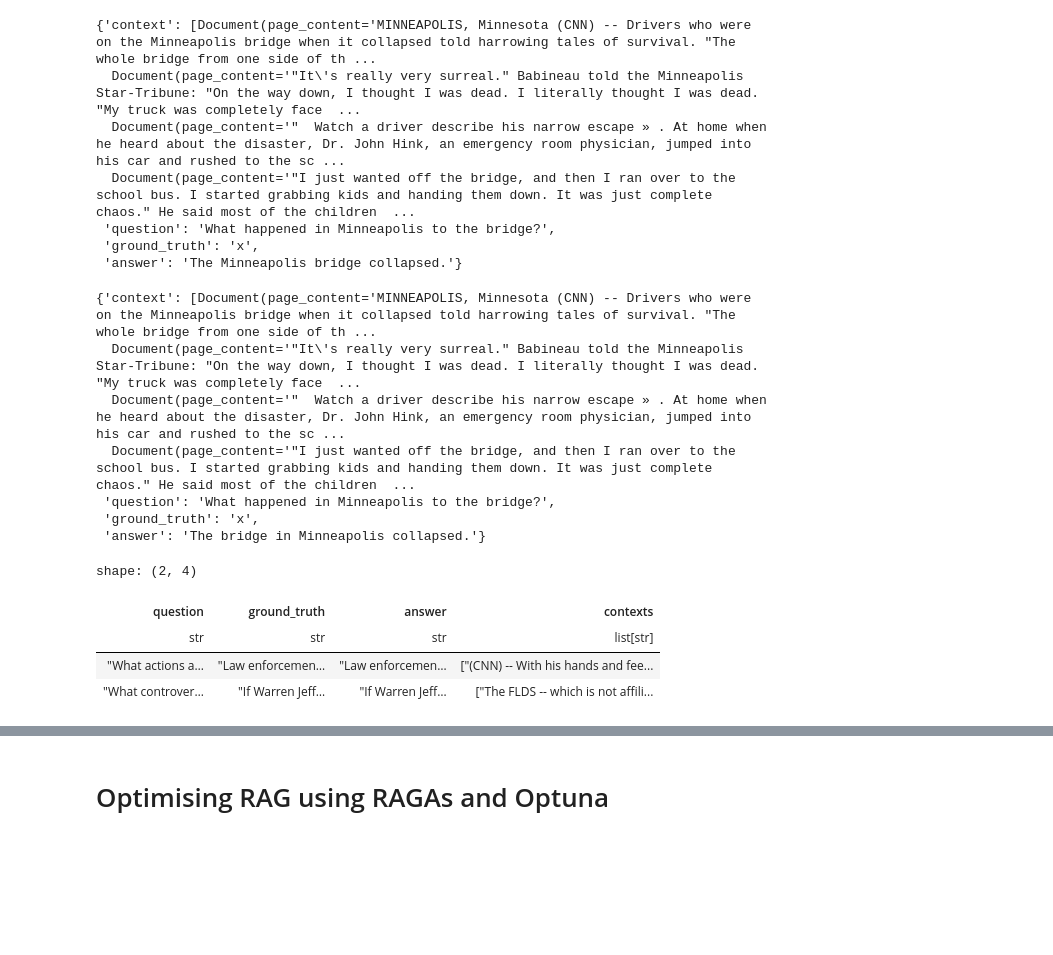
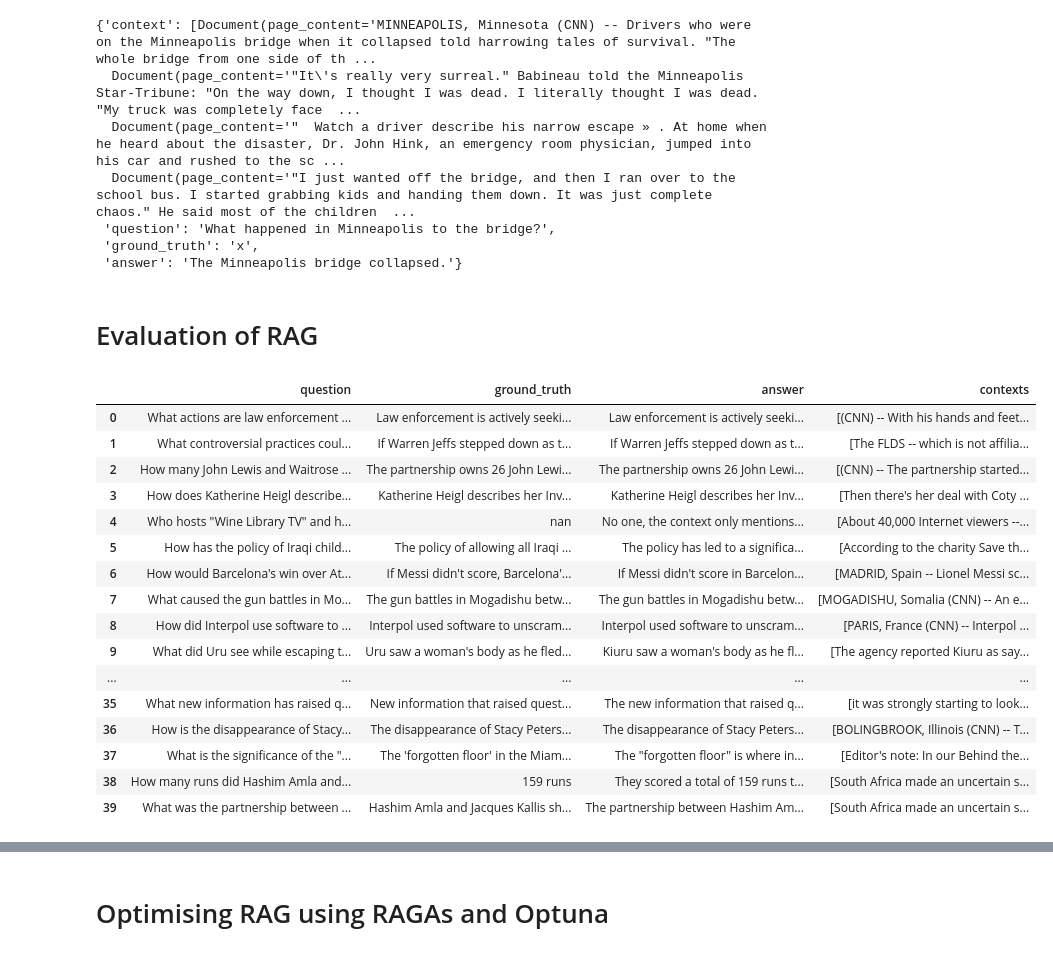
Before and after one commit to gox6/colab-demos, a Jupyter notebook: rags/evaluate-rags-rigorously-or-perish.ipynb, the cells around one changed output, grey strips where cells are left out. Saved outputs shown, nothing was run; the diff lists cells and outputs as text; code cells hidden in the pictures; blank space fills up the shorter version.

```diff
--- a/rags/evaluate-rags-rigorously-or-perish.ipynb
+++ b/rags/evaluate-rags-rigorously-or-perish.ipynb
@@ -281,7 +288,10 @@ chroma_client.list_collections()
 # This development version as for production one would rather implement document level check
 
 
-def get_vectordb_collection(chroma_client, documents, embedding_model="text-embedding-ada-002", chunk_size=None, overlap_size=0):
+def get_vectordb_collection(chroma_client,
+                            documents,
+                            embedding_model="text-embedding-ada-002",
+                            chunk_size=None, overlap_size=0) -> ChromaCollection:
 
     if chunk_size is None:
       collection_name = "full_text"
@@ -319,8 +329,6 @@ def get_vectordb_collection(chroma_client, documents, embedding_model="text-embe
 # %%
 # Defininig a function to get a simple RAG as Langchain chain with given hyperparemeters
 # RAG returns also the context documents retrieved for evaluation purposes in RAGAs
-
-from operator import itemgetter
 
 def get_chain(chroma_client,
               documents,
@@ -329,7 +337,7 @@ def get_chain(chroma_client,
               chunk_size=None,
               overlap_size=0,
               top_k=4,
-              lambda_mult=0.25):
+              lambda_mult=0.25) -> RunnableSequence:
 
     vectordb_collection = get_vectordb_collection(chroma_client=chroma_client,
                                                   documents=documents,
@@ -374,9 +378,9 @@ chroma_client.list_collections()
 # Testing full text rag
 
 with warnings.catch_warnings():
-  full_text_rag = get_chain(chroma_client=chroma_client, documents=news, chunk_size=1000, overlap_size=200)
+  rag_prototype = get_chain(chroma_client=chroma_client, documents=news, chunk_size=1000, overlap_size=200)
 
-full_text_rag.invoke( {'question': 'What happened in Minneapolis to the bridge?', "ground_truth": "x"})
+rag_prototype.invoke( {'question': 'What happened in Minneapolis to the bridge?', "ground_truth": "x"})
 # %% [output]
 {'context': [Document(page_content='MINNEAPOLIS, Minnesota (CNN) -- Drivers who were on the Minneapolis bridge when it collapsed told harrowing tales of survival. "The whole bridge from one side of th ...
   Document(page_content='"It\'s really very surreal." Babineau told the Minneapolis Star-Tribune: "On the way down, I thought I was dead. I literally thought I was dead. "My truck was completely face  ...
@@ -385,20 +389,15 @@ full_text_rag.invoke( {'question': 'What happened in Minneapolis to the bridge?'
  'question': 'What happened in Minneapolis to the bridge?',
  'ground_truth': 'x',
  'answer': 'The Minneapolis bridge collapsed.'}
-# %%
-test
-# %% [output]
-{'context': [Document(page_content='MINNEAPOLIS, Minnesota (CNN) -- Drivers who were on the Minneapolis bridge when it collapsed told harrowing tales of survival. "The whole bridge from one side of th ...
-  Document(page_content='"It\'s really very surreal." Babineau told the Minneapolis Star-Tribune: "On the way down, I thought I was dead. I literally thought I was dead. "My truck was completely face  ...
-  Document(page_content='"  Watch a driver describe his narrow escape » . At home when he heard about the disaster, Dr. John Hink, an emergency room physician, jumped into his car and rushed to the sc ...
-  Document(page_content='"I just wanted off the bridge, and then I ran over to the school bus. I started grabbing kids and handing them down. It was just complete chaos." He said most of the children  ...
- 'question': 'What happened in Minneapolis to the bridge?',
- 'ground_truth': 'x',
- 'answer': 'The bridge in Minneapolis collapsed.'}
+# %% [markdown]
+# Evaluation of RAG
 # %%
-synthetic_evaluation_set_pl = pl.from_pandas(synthetic_evaluation_set_pd).drop("index")
+# We create the helper function to generate the RAG ansers together with Ground Truth based on synthetic evaluation set
+# The dataset for RAGAS evaluation should contain the columns: question, answer, ground_truth, contexts
+# RAGAs expects the data in Huggingface Dataset format
 
-def generate_rag_answers_for_synthetic_questions(chain, synthetic_evaluation_set):
+def generate_rag_answers_for_synthetic_questions(chain,
+                                                 synthetic_evaluation_set) -> pl.DataFrame:
 
   df = pl.DataFrame()
 
@@ -409,18 +408,44 @@ def generate_rag_answers_for_synthetic_questions(chain, synthetic_evaluation_set
     rag_output_pp = {k: [v] for k, v in rag_output.items()}
     df = pl.concat([df, pl.DataFrame(rag_output_pp)], how="vertical")
 
-
   return df
 
+avoid_costs = True
+save_time = True
 
-res = generate_rag_answers_for_synthetic_questions(full_text_rag, synthetic_evaluation_set_pl.head(2))
+if not (avoid_costs or save_time):
+
+  rag_prototype_answers = generate_rag_answers_for_synthetic_questions(rag_prototype, synthetic_evaluation_set_pl)
+
+else:
+  pass
+
+
+  # https://gist.github.com/gox6/73927c9e273dc0ed48525d89bf9f36dd
-# %%
-res
-# %% [output]
-shape: (2, 4)
-| question | ground_truth | answer | contexts |
-| str | str | str | list[str] |
-| "What actions a… | "Law enforcemen… | "Law enforcemen… | ["(CNN) -- With his hands and fee... |
-| "What controver… | "If Warren Jeff… | "If Warren Jeff… | ["The FLDS -- which is not affili... |
+# %%
+rag_prototype_answers_pd = rag_prototype_answers.to_pandas()
+
+if COLAB:
+  display(data_table.DataTable(rag_prototype_answers_pd, include_index=False, num_rows_per_page=3))
+else:
+  display(rag_prototype_answers_pd.head(5))
+# %% [output]
+|  | question | ground_truth | answer | contexts |
+| 0 | What actions are law enforcement ... | Law enforcement is actively seeki... | Law enforcement is actively seeki... | [(CNN) -- With his hands and feet... |
+| 1 | What controversial practices coul... | If Warren Jeffs stepped down as t... | If Warren Jeffs stepped down as t... | [The FLDS -- which is not affilia... |
+| 2 | How many John Lewis and Waitrose ... | The partnership owns 26 John Lewi... | The partnership owns 26 John Lewi... | [(CNN) -- The partnership started... |
+| 3 | How does Katherine Heigl describe... | Katherine Heigl describes her Inv... | Katherine Heigl describes her Inv... | [Then there's her deal with Coty ... |
+| 4 | Who hosts "Wine Library TV" and h... | nan | No one, the context only mentions... | [About 40,000 Internet viewers --... |
+| 5 | How has the policy of Iraqi child... | The policy of allowing all Iraqi ... | The policy has led to a significa... | [According to the charity Save th... |
+| 6 | How would Barcelona's win over At... | If Messi didn't score, Barcelona'... | If Messi didn't score in Barcelon... | [MADRID, Spain -- Lionel Messi sc... |
+| 7 | What caused the gun battles in Mo... | The gun battles in Mogadishu betw... | The gun battles in Mogadishu betw... | [MOGADISHU, Somalia (CNN) -- An e... |
+| 8 | How did Interpol use software to ... | Interpol used software to unscram... | Interpol used software to unscram... | [PARIS, France (CNN) -- Interpol ... |
+| 9 | What did Uru see while escaping t... | Uru saw a woman's body as he fled... | Kiuru saw a woman's body as he fl... | [The agency reported Kiuru as say... |
+| ... | ... | ... | ... | ... |
+| 35 | What new information has raised q... | New information that raised quest... | The new information that raised q... | [it was strongly starting to look... |
+| 36 | How is the disappearance of Stacy... | The disappearance of Stacy Peters... | The disappearance of Stacy Peters... | [BOLINGBROOK, Illinois (CNN) -- T... |
+| 37 | What is the significance of the "... | The 'forgotten floor' in the Miam... | The "forgotten floor" is where in... | [Editor's note: In our Behind the... |
+| 38 | How many runs did Hashim Amla and... | 159 runs | They scored a total of 159 runs t... | [South Africa made an uncertain s... |
+| 39 | What was the partnership between ... | Hashim Amla and Jacques Kallis sh... | The partnership between Hashim Am... | [South Africa made an uncertain s... |
 # %%
 # %% [output]
```
Also changed, not shown: parts of 17 cells of this notebook.
